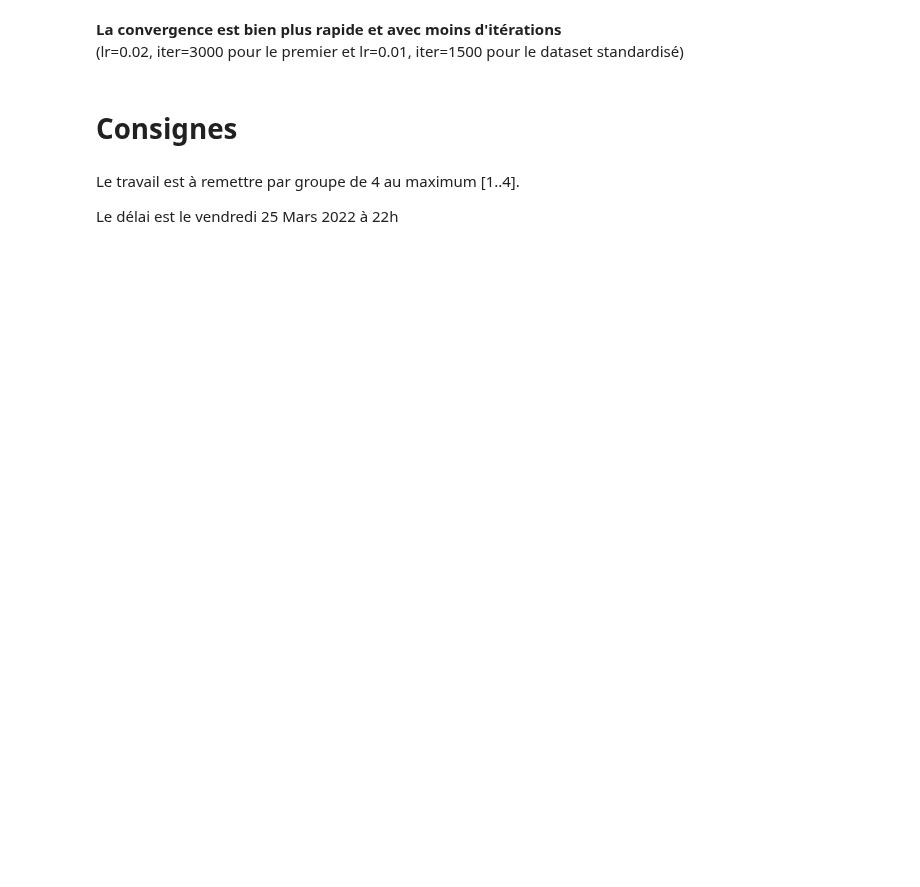
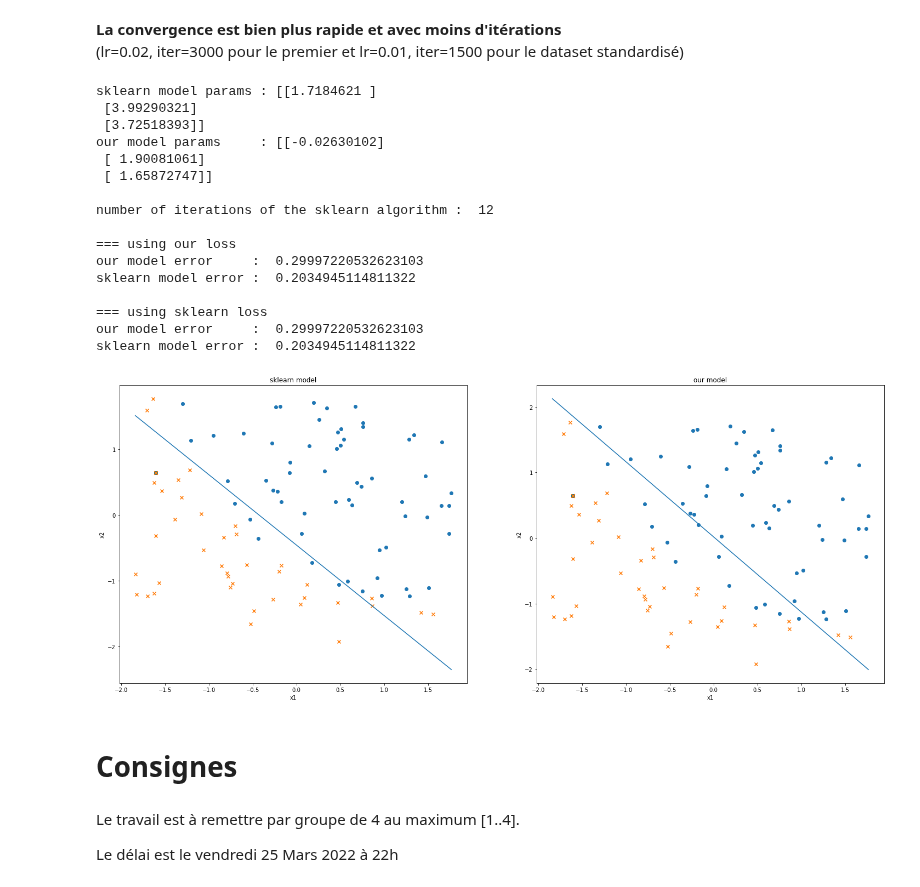
Before and after one commit to IliesChibane/TP-IARN, a Jupyter notebook: TP3/TP-3-regression.ipynb, the cells around one changed output. Saved outputs shown, nothing was run; the diff lists cells and outputs as text; code cells hidden in the pictures; blank space fills up the shorter version.

```diff
--- a/TP3/TP-3-regression.ipynb
+++ b/TP3/TP-3-regression.ipynb
@@ -290,6 +306,26 @@ drawLine(X_standardized, y, theta_standardized, title="avec standardisation")
 # %% [markdown]
 **La convergence est bien plus rapide et avec moins d'itérations**<br>
 (lr=0.02, iter=3000 pour le premier et lr=0.01, iter=1500 pour le dataset standardisé)
+# %%
+compare_to_sklearn(X_standardized, y, theta_standardized)
+# %% [output]
+sklearn model params : [[1.7184621 ]
+ [3.99290321]
+ [3.72518393]]
+our model params     : [[-0.02630102]
+ [ 1.90081061]
+ [ 1.65872747]]
+
+number of iterations of the sklearn algorithm :  12
+
+=== using our loss
+our model error     :  0.29997220532623103
+sklearn model error :  0.2034945114811322
+
+=== using sklearn loss
+our model error     :  0.29997220532623103
+sklearn model error :  0.2034945114811322
+[figure, added]
 # %% [markdown]
 # Consignes
 # %% [markdown]
```
Also changed, not shown: parts of 12 cells of this notebook, 1 other file.
